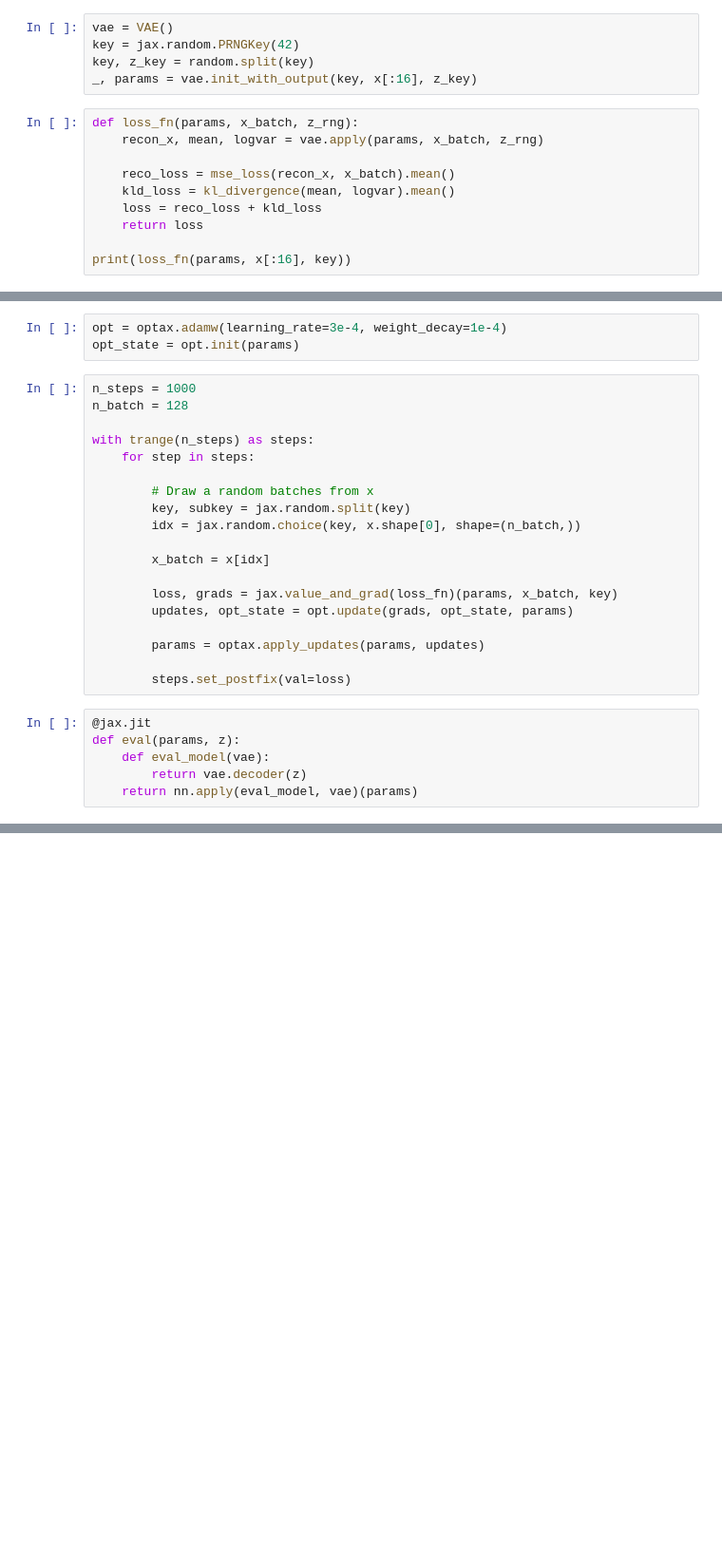
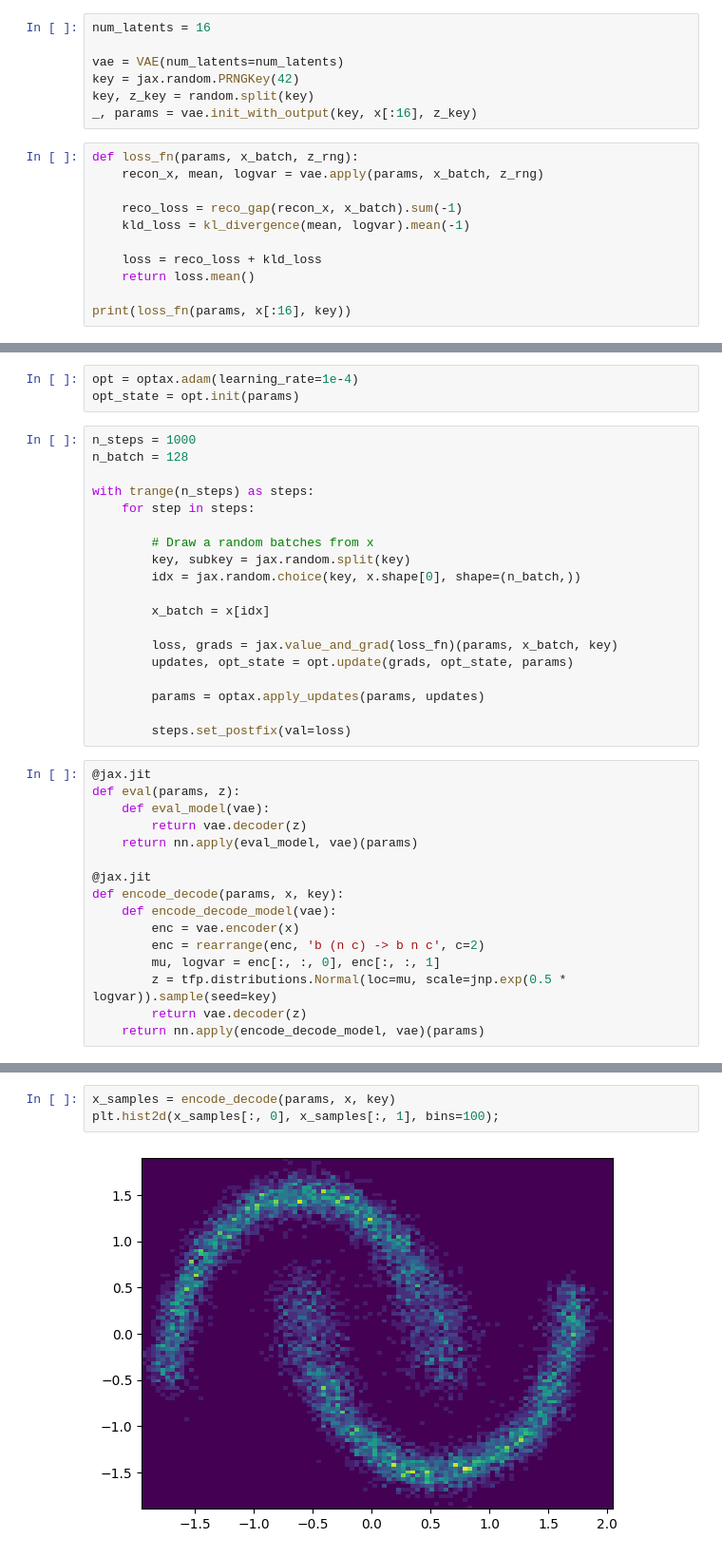
Before and after one commit to smsharma/minified-generative-models, a Jupyter notebook: notebooks/00_vae.ipynb, the cells around one changed output, grey strips where cells are left out. Shown at 95% size. Drawn from its saved outputs; the diff is of its cells as text; blank space fills up the shorter version.

```diff
--- a/notebooks/00_vae.ipynb
+++ b/notebooks/00_vae.ipynb
@@ -90,5 +91,7 @@ def mse_loss(pred, true, scale=0.1):
 # %%
-vae = VAE()
+num_latents = 16
+
+vae = VAE(num_latents=num_latents)
 key = jax.random.PRNGKey(42)
 key, z_key = random.split(key)
 _, params = vae.init_with_output(key, x[:16], z_key)
@@ -96,10 +99,11 @@ _, params = vae.init_with_output(key, x[:16], z_key)
 def loss_fn(params, x_batch, z_rng):
     recon_x, mean, logvar = vae.apply(params, x_batch, z_rng)
 
-    reco_loss = mse_loss(recon_x, x_batch).mean()
-    kld_loss = kl_divergence(mean, logvar).mean()
+    reco_loss = reco_gap(recon_x, x_batch).sum(-1)
+    kld_loss = kl_divergence(mean, logvar).mean(-1)
+
     loss = reco_loss + kld_loss
-    return loss
+    return loss.mean()
 
 print(loss_fn(params, x[:16], key))
 # %% [output]
@@ -107,5 +111,5 @@ print(loss_fn(params, x[:16], key))
 # %%
-opt = optax.adamw(learning_rate=3e-4, weight_decay=1e-4)
+opt = optax.adam(learning_rate=1e-4)
 opt_state = opt.init(params)
 # %%
 n_steps = 1000
@@ -132,3 +136,13 @@ def eval(params, z):
     def eval_model(vae):
         return vae.decoder(z)
     return nn.apply(eval_model, vae)(params)
+
+@jax.jit
+def encode_decode(params, x, key):
+    def encode_decode_model(vae):
+        enc = vae.encoder(x)
+        enc = rearrange(enc, 'b (n c) -> b n c', c=2)
+        mu, logvar = enc[:, :, 0], enc[:, :, 1]
+        z = tfp.distributions.Normal(loc=mu, scale=jnp.exp(0.5 * logvar)).sample(seed=key)
+        return vae.decoder(z)
+    return nn.apply(encode_decode_model, vae)(params)
@@ -138 +149,6 @@ x_sample = eval(params, z)
+# %%
+x_samples = encode_decode(params, x, key)
+plt.hist2d(x_samples[:, 0], x_samples[:, 1], bins=100);
+# %% [output]
+[figure, added]
 # %%
```
Also changed, not shown: parts of 6 cells of this notebook.
